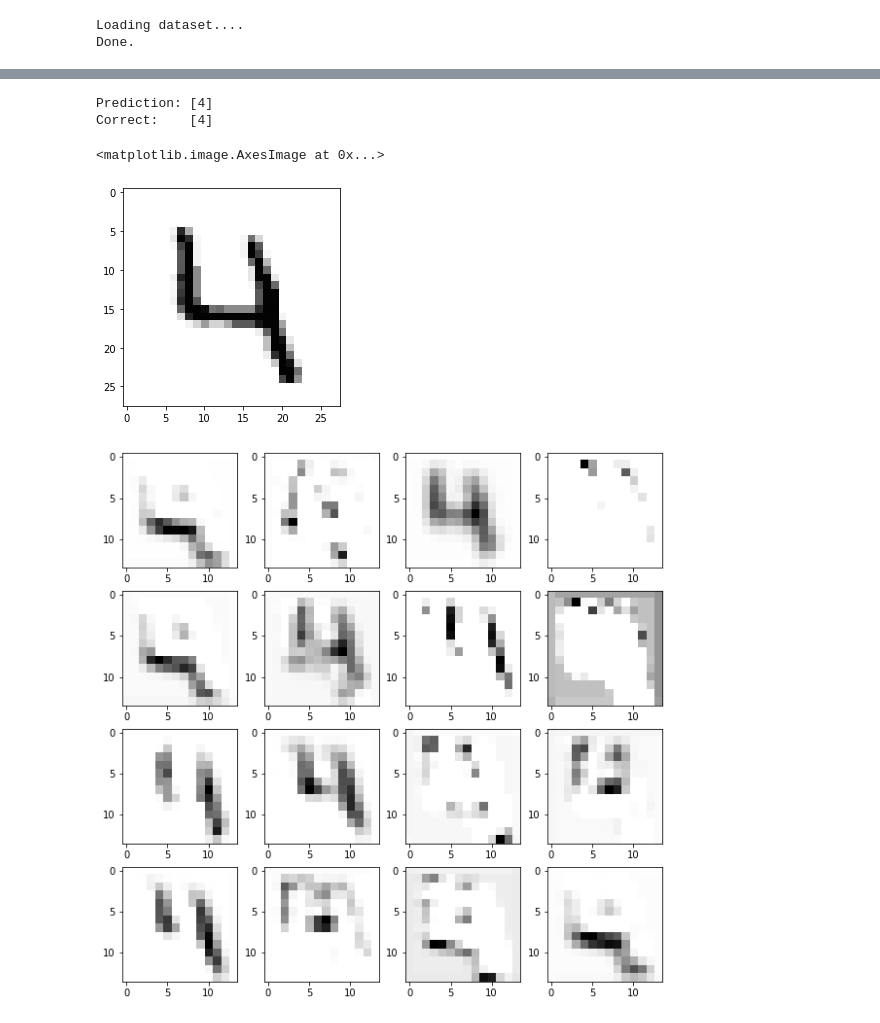
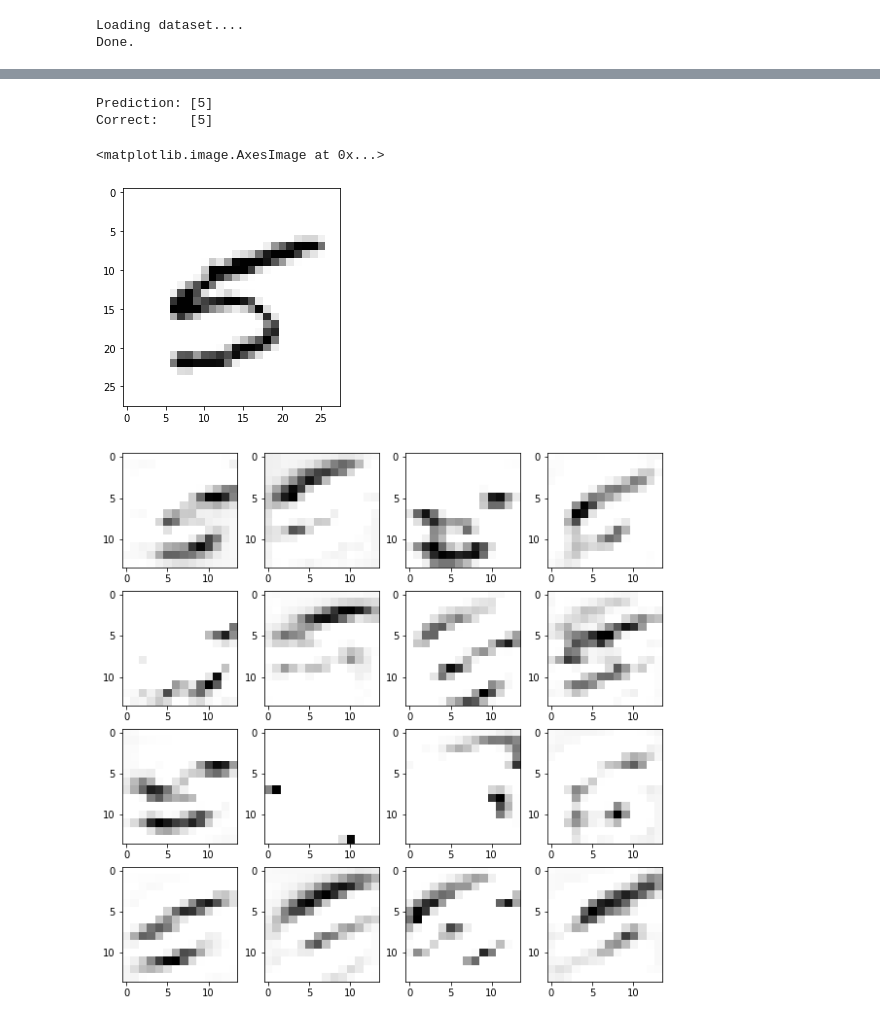
Before and after one commit to ShivamShrirao/dnn_from_scratch, a Jupyter notebook: mnist.ipynb, the cells around one changed output, grey strips where cells are left out. Drawn from its saved outputs; the diff is of its cells as text; code cells hidden in the pictures.

Commit message:
model tested and working, few more notes added

```diff
--- a/mnist.ipynb
+++ b/mnist.ipynb
@@ -145,0 +44,2 @@ def validate(inp,y_inp):
+# %%
+model=Sequential()
@@ -145,0 +79,2 @@ def validate(inp,y_inp):
+# %%
+model.compile(optimizer=functions.iterative,loss=functions.cross_entropy_with_logits,learning_rate=0.01)
@@ -157,37 +94,36 @@ def run():
         perc=st/600
         ck=np.random.randint(0,60000-btsz)
         inp,y_inp=batch_gen(ck,size=btsz)
-        ans,cor,ott=train(inp,y_inp)
+        logits=model.fit(inp,y_inp)
+        ans=logits.argmax(axis=1)
+        cor=y_inp.argmax(axis=1)
         acc=100*(ans==cor).mean()
-#         loss=ann.mean_squared_error(ott,y_inp).sum(axis=1).mean()
-        cross_entropy=ann.cross_entropy_with_logits(logits=ott,labels=y_inp)
-        loss=cross_entropy.sum()
-        losses.append(loss)
+#         cross_entropy_loss=model.loss(logits=logits,labels=y_inp).mean()
+        cross_entropy_loss=functions.mean_squared_error(logits,labels=y_inp).mean()
+        losses.append(cross_entropy_loss)
         train_acc.append(acc)
-        print("\rProgress: {:.2f} %\tAcc: {:.2f} %\tloss: {:.4f}".format(perc,acc,loss),end='')
+        print("\rProgress: {:.2f} %\tAcc: {:.2f} %\tloss: {:.4f}".format(perc,acc,cross_entropy_loss),end='')
         if st in cuts:
             print("\nCalculating Validation acc...",end='')
             sz=4000
 #             ck=0
             ck=np.random.randint(0,10000-sz)
             inp,y_inp=batch_gen(ck,size=sz,validate=True)
-            ans,cor,ott=validate(inp,y_inp)
+            logits=model.predict(inp)
+            ans=logits.argmax(axis=1)
+            cor=y_inp.argmax(axis=1)
             acc=100*(ans==cor).mean()
-#             loss=ann.mean_squared_error(ott,y_inp).sum(axis=1).mean()
-            cross_entropy=ann.cross_entropy_with_logits(logits=ott,labels=y_inp)
-            loss=cross_entropy.sum()
-            print("\rValidation Acc: {:.2f} %\t\tVal loss: {:.4f}".format(acc,loss))
-            val_losses.append(loss)
+#             cross_entropy_loss=model.loss(logits=logits,labels=y_inp).mean()
+            cross_entropy_loss=model.loss(logits,labels=y_inp).mean()
+            print("\rValidation Acc: {:.2f} %\t\tVal loss: {:.4f}".format(acc,cross_entropy_loss))
+            val_losses.append(cross_entropy_loss)
             val_acc.append(acc)
             if acc>=96:
-                nn.learning_rate=0.00001
-                ann.learning_rate=0.00001
+                model.learning_rate=0.00001
             elif acc>=93:
-                nn.learning_rate=0.0001
-                ann.learning_rate=0.0001
+                model.learning_rate=0.0001
             elif acc>=90:
-                nn.learning_rate=0.001
-                ann.learning_rate=0.001
+                model.learning_rate=0.001
         st+=btsz
 # %%
 for i in range(2):
@@ -241,11 +176,13 @@ plt.show()
 # %%
 ck=np.random.randint(0,60000-100)
 inp,y_inp=batch_gen(ck,size=1)
-ans,cor,ott=validate(inp,y_inp)
+logits=model.predict(inp)
+ans=logits.argmax(axis=1)
+cor=y_inp.argmax(axis=1)
 print("Prediction:",ans,"\nCorrect:   ",cor)
 plt.imshow(inp[0].reshape(28,28), cmap='Greys')
 # %% [output]
-Prediction: [4]
-Correct:    [4]
+Prediction: [5]
+Correct:    [5]
 <matplotlib.image.AxesImage at 0x...>
-[figure, old version]
+[figure, new version]
@@ -306,8 +189,8 @@ b0+=d_b0
 # %%
 fig, ax = plt.subplots(nrows=4,ncols=4,figsize=[10,10])
 fig.patch.set_facecolor('white')
-pme=aconv1.transpose(3,0,1,2)
+pme=model.sequence[2].z_out.transpose(3,0,1,2)
 for i,axi in enumerate(ax.flat):
     axi.imshow(pme[i].reshape(pme.shape[-2:]), cmap='Greys')
 # %% [output]
-[figure, old version]
+[figure, new version]
```
Also changed, not shown: parts of 27 cells of this notebook, 4 other files.
